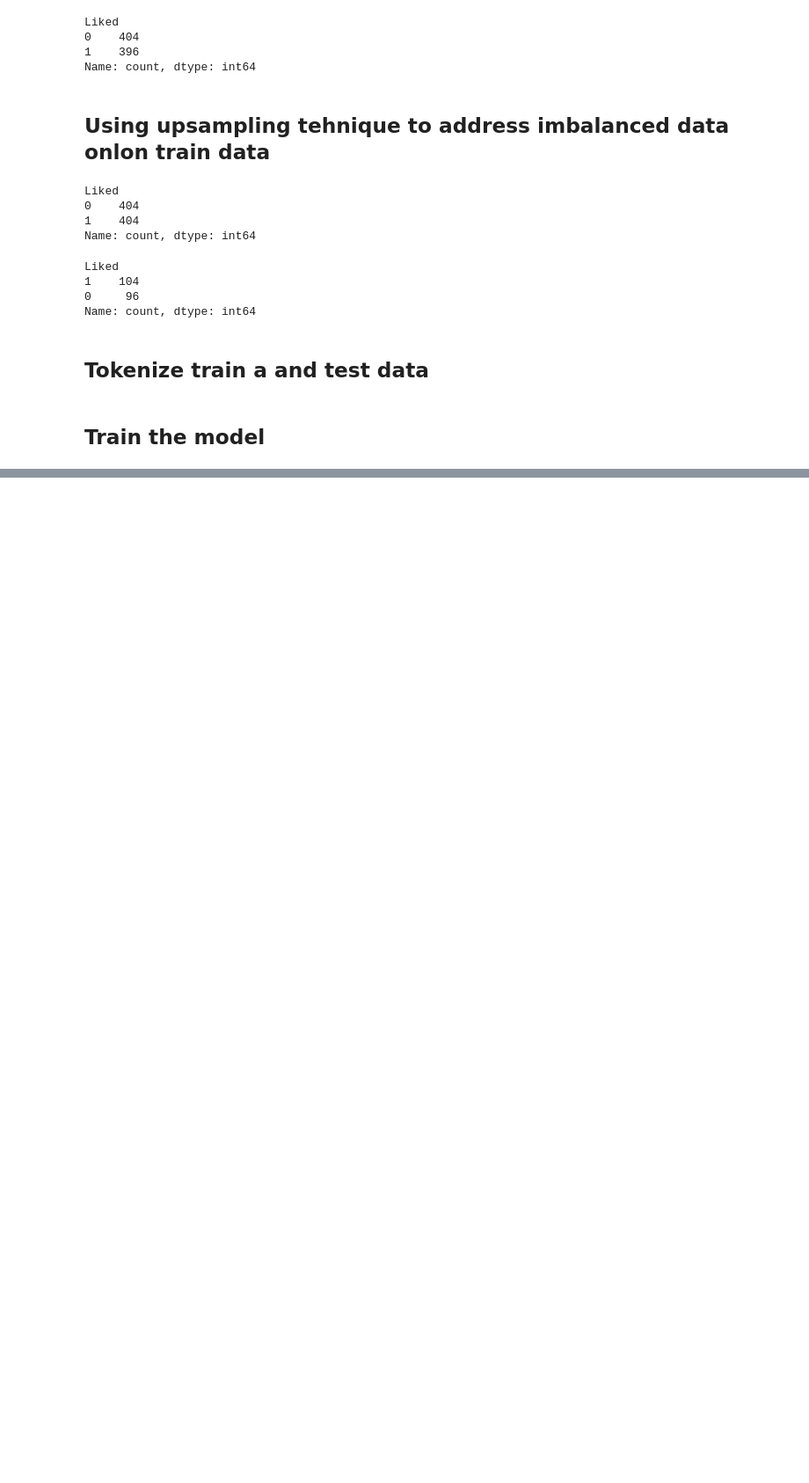
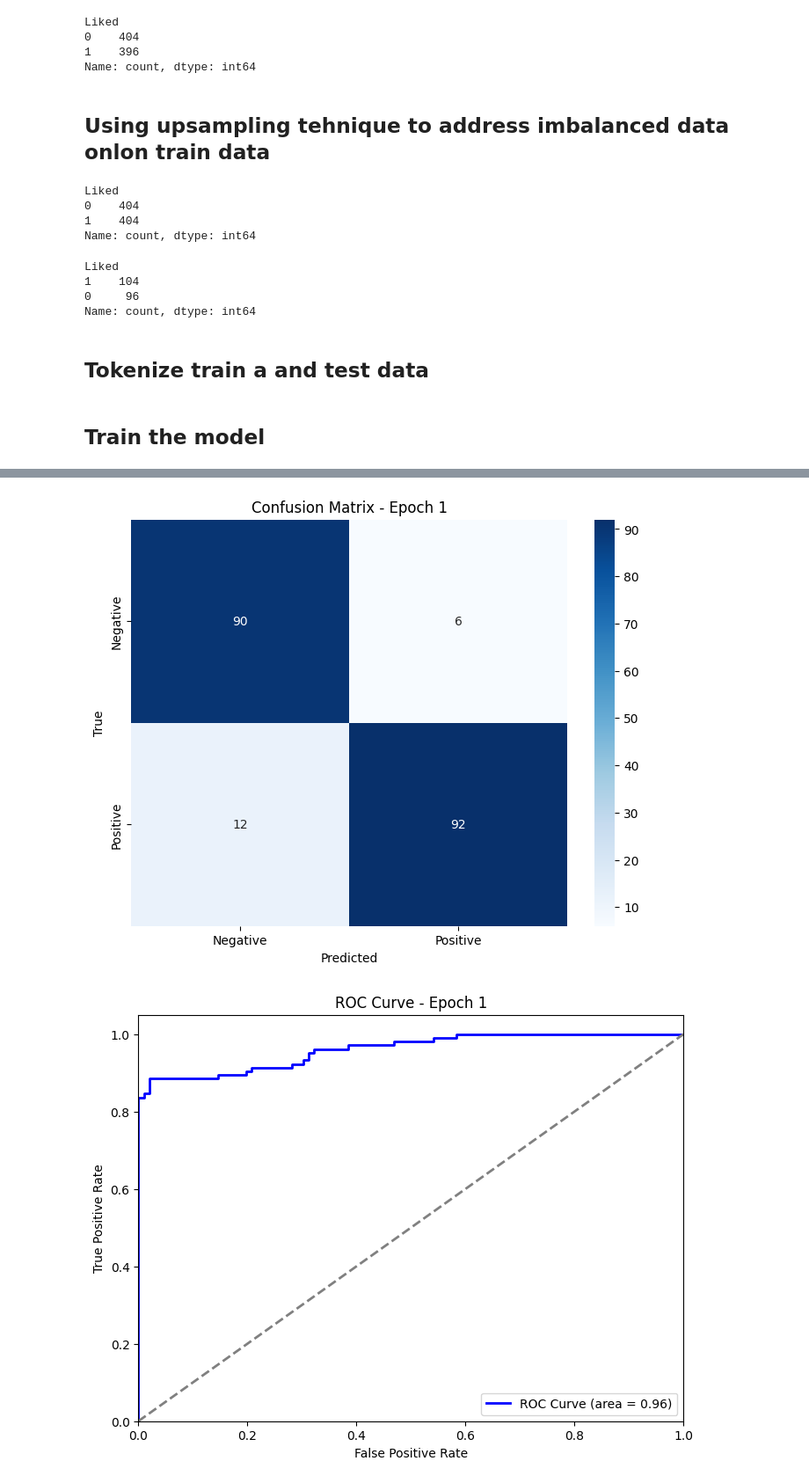
Before and after one commit to amirhkr/Sentiment_Analysis, a Jupyter notebook: notebook/training.ipynb, the cells around one changed output, grey strips where cells are left out. Shown at 88% size. Saved outputs shown, nothing was run; the diff lists cells and outputs as text; code cells hidden in the pictures; blank space fills up the shorter version.

Commit message:
Added AUC and confusion matrix

```diff
--- a/notebook/training.ipynb
+++ b/notebook/training.ipynb
@@ -131,18 +131,19 @@ val_data_loader = create_data_loader(test_data, tokenizer, MAX_LEN, BATCH_SIZE)
 # %% [markdown]
 ## Train the model
 # %%
+from sklearn.metrics import accuracy_score, precision_score, recall_score, f1_score, confusion_matrix, roc_curve, auc
+import seaborn as sns
+import matplotlib.pyplot as plt
 import torch
 import torch.nn as nn
 from transformers import BertModel, get_linear_schedule_with_warmup
-from sklearn.metrics import accuracy_score, precision_score, recall_score, f1_score
 import numpy as np
 from torch.optim import AdamW
 
 device = torch.device("cuda" if torch.cuda.is_available() else "cpu")
 EPOCHS = 3
 
-
-
+# Initialize BERT tokenizer model
 class SentimentClassifier(nn.Module):
     def __init__(self, n_classes):
         super(SentimentClassifier, self).__init__()
@@ -201,12 +202,13 @@ def train_epoch(model, data_loader, loss_fn, optimizer, device, scheduler, n_exa
 
     return correct_predictions.double() / n_examples, np.mean(losses)
 
-
+# Updated eval_model function to return predictions and true labels
 def eval_model(model, data_loader, loss_fn, device, n_examples):
     model.eval()  # Set the model to evaluation mode
     losses = []
     correct_predictions = 0
     all_preds = []
+    all_probs = []  # For storing softmax probabilities
     all_labels = []
 
     with torch.no_grad():  # No gradient calculations in evaluation
@@ -217,16 +219,18 @@ def eval_model(model, data_loader, loss_fn, device, n_examples):
 
             # Forward pass
             outputs = model(input_ids=input_ids, attention_mask=attention_mask)
-            _, preds = torch.max(outputs, dim=1)
+            probs = torch.softmax(outputs, dim=1)  # Get softmax probabilities
+            _, preds = torch.max(probs, dim=1)
 
             # Calculate loss
             loss = loss_fn(outputs, labels)
             losses.append(loss.item())
             correct_predictions += torch.sum(preds == labels).item()
 
-            # Collect predictions and true labels for metrics
+            # Collect predictions and true labels for metrics and confusion matrix
             all_preds.extend(preds.cpu().numpy())
             all_labels.extend(labels.cpu().numpy())
+            all_probs.extend(probs[:, 1].cpu().numpy())  # Get probabilities for the positive class
 
     avg_loss = sum(losses) / len(losses)  # Average loss
     accuracy = correct_predictions / n_examples  # Calculate accuracy
@@ -236,10 +240,9 @@ def eval_model(model, data_loader, loss_fn, device, n_examples):
     recall = recall_score(all_labels, all_preds, average='weighted')
     f1 = f1_score(all_labels, all_preds, average='weighted')
 
-    return accuracy, avg_loss, precision, recall, f1
+    return accuracy, avg_loss, precision, recall, f1, all_labels, all_preds, all_probs
 
-# Training the model
-
+# Training Loop
 history = {
     'train_acc': [],
     'train_loss': [],
@@ -250,11 +253,11 @@ history = {
     'val_f1': []
 }
 
-# Training Loop
 for epoch in range(EPOCHS):
     train_acc, train_loss = train_epoch(model, train_data_loader, loss_fn, optimizer, device, scheduler, len(train_data))
-    val_acc, val_loss, precision, recall, f1 = eval_model(model, val_data_loader, loss_fn, device, len(val_data_loader.dataset))
+    val_acc, val_loss, precision, recall, f1, y_true, y_pred, y_probs = eval_model(model, val_data_loader, loss_fn, device, len(val_data_loader.dataset))
 
+    # Store metrics
     history['train_acc'].append(train_acc)
     history['train_loss'].append(train_loss)
     history['val_accuracy'].append(val_acc)
@@ -263,9 +266,34 @@ for epoch in range(EPOCHS):
     history['val_recall'].append(recall)
     history['val_f1'].append(f1)
 
+    # Print epoch summary
     print(f'Epoch {epoch + 1}/{EPOCHS}')
     print(f'Train loss: {train_loss:.4f}, Train accuracy: {train_acc:.4f}')
     print(f'Val loss: {val_loss:.4f}, Val accuracy: {val_acc:.4f}')
     print(f'Precision: {precision:.4f}, Recall: {recall:.4f}, F1-Score: {f1:.4f}')
+
+    # Compute and display confusion matrix
+    cm = confusion_matrix(y_true, y_pred)
+    plt.figure(figsize=(8, 6))
+    sns.heatmap(cm, annot=True, fmt='d', cmap='Blues', xticklabels=['Negative', 'Positive'], yticklabels=['Negative', 'Positive'])
+    plt.xlabel('Predicted')
+    plt.ylabel('True')
+    plt.title(f'Confusion Matrix - Epoch {epoch + 1}')
+    plt.show()
+
+    # Compute and display ROC curve and AUC
+    fpr, tpr, _ = roc_curve(y_true, y_probs)  # Get false positive and true positive rates
+    roc_auc = auc(fpr, tpr)  # Compute AUC
+
+    plt.figure(figsize=(8, 6))
+    plt.plot(fpr, tpr, color='blue', lw=2, label=f'ROC Curve (area = {roc_auc:.2f})')
+    plt.plot([0, 1], [0, 1], color='gray', lw=2, linestyle='--')
+    plt.xlim([0.0, 1.0])
+    plt.ylim([0.0, 1.05])
+    plt.xlabel('False Positive Rate')
+    plt.ylabel('True Positive Rate')
+    plt.title(f'ROC Curve - Epoch {epoch + 1}')
+    plt.legend(loc='lower right')
+    plt.show()
 # %% [output]
 Epoch 1/3
@@ -282,0 +303,2 @@ Precision: 0.9287, Recall: 0.9250, F1-Score: 0.9250
+[figure, added]
+[figure, added]
```
Also changed, not shown: parts of 2 cells of this notebook.
